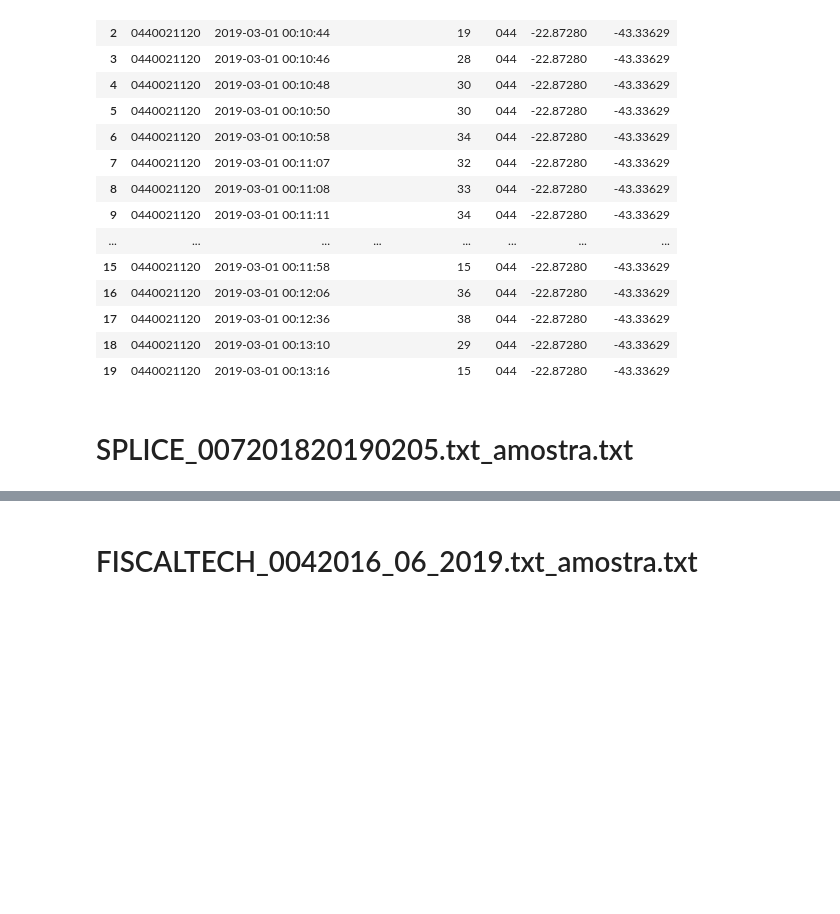
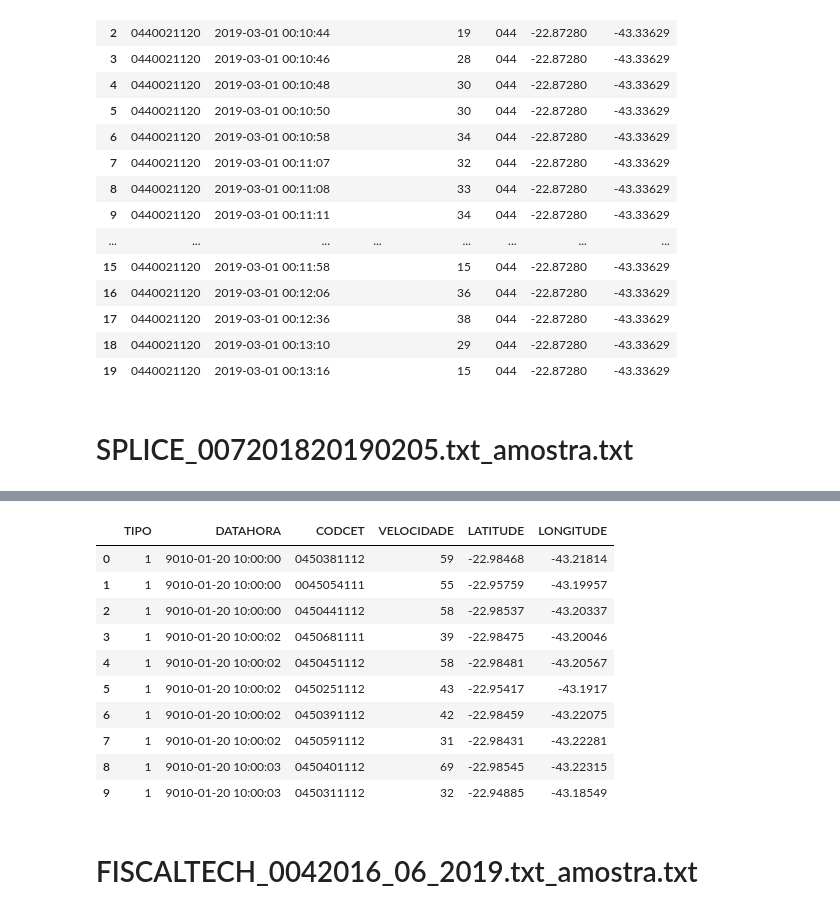
Before and after one commit to brenoimatos/UFRJ-CET-Rio, a Jupyter notebook: amostra_dados.ipynb, the cells around one changed output, grey strips where cells are left out. Drawn from its saved outputs; the diff is of its cells as text; code cells hidden in the pictures; blank space fills up the shorter version.

```diff
--- a/amostra_dados.ipynb
+++ b/amostra_dados.ipynb
@@ -257,3 +212,51 @@ Conrado|2-22.98468-43.21814
+# %%
+df_splice = pd.DataFrame()
+
+def get_datahora(string):
+    date = string.split('|')[1][:13]
+    try:
+        date = datetime.strptime(date, "%d%m%Y%H%M%S")
+    except:
+        date = 'erro'
+    return date
+
+
+def get_Lat(string):
+    lat_long = string.split('|')[-1]
+    lat = '-' + lat_long.split('-')[1]
+    return lat
+
+def get_Long(string):
+    lat_long = string.split('|')[-1]
+    long = '-'+lat_long.split('-')[2]
+    return long
+
+
+df_splice['TIPO'] = df_splice_raw.iloc[:,0].apply(lambda x: x.split('|')[0][:1])
+df_splice['DATAHORA'] = df_splice_raw.iloc[:,0].apply(lambda x: get_datahora(x))
+df_splice['CODCET'] = df_splice_raw.iloc[:,0].apply(lambda x: x.split('|')[2][:10])
+df_splice['VELOCIDADE'] = df_splice_raw.iloc[:,0].apply(lambda x: x.split('|')[1][15:17])
+df_splice['LATITUDE'] = df_splice_raw.iloc[:,0].apply(lambda x: get_Lat(x))
+df_splice['LONGITUDE'] = df_splice_raw.iloc[:,0].apply(lambda x: get_Long(x))
+
+# não foi encontrada nenhuma fatia que possuisse a placa do veículo, tampouco uma exclusiva do CGT
+# perguntas: 1- é possível não haver placa?
+#           2- o CGT é sempre igual aos primeiros 3 dígitos do CODCET?
+# %%
+df_splice.to_csv('amostra_splice_tratada.csv', sep=';', index=False)
+df_splice.head(10)
+# %% [output]
+|  | TIPO | DATAHORA | CODCET | VELOCIDADE | LATITUDE | LONGITUDE |
+| 0 | 1 | 9010-01-20 10:00:00 | 0450381112 | 59 | -22.98468 | -43.21814 |
+| 1 | 1 | 9010-01-20 10:00:00 | 0045054111 | 55 | -22.95759 | -43.19957 |
+| 2 | 1 | 9010-01-20 10:00:00 | 0450441112 | 58 | -22.98537 | -43.20337 |
+| 3 | 1 | 9010-01-20 10:00:02 | 0450681111 | 39 | -22.98475 | -43.20046 |
+| 4 | 1 | 9010-01-20 10:00:02 | 0450451112 | 58 | -22.98481 | -43.20567 |
+| 5 | 1 | 9010-01-20 10:00:02 | 0450251112 | 43 | -22.95417 | -43.1917 |
+| 6 | 1 | 9010-01-20 10:00:02 | 0450391112 | 42 | -22.98459 | -43.22075 |
+| 7 | 1 | 9010-01-20 10:00:02 | 0450591112 | 31 | -22.98431 | -43.22281 |
+| 8 | 1 | 9010-01-20 10:00:03 | 0450401112 | 69 | -22.98545 | -43.22315 |
+| 9 | 1 | 9010-01-20 10:00:03 | 0450311112 | 32 | -22.94885 | -43.18549 |
 # %% [markdown]
 # FISCALTECH_0042016_06_2019.txt_amostra.txt
 # %%
```
Also changed, not shown: parts of 7 cells of this notebook.
